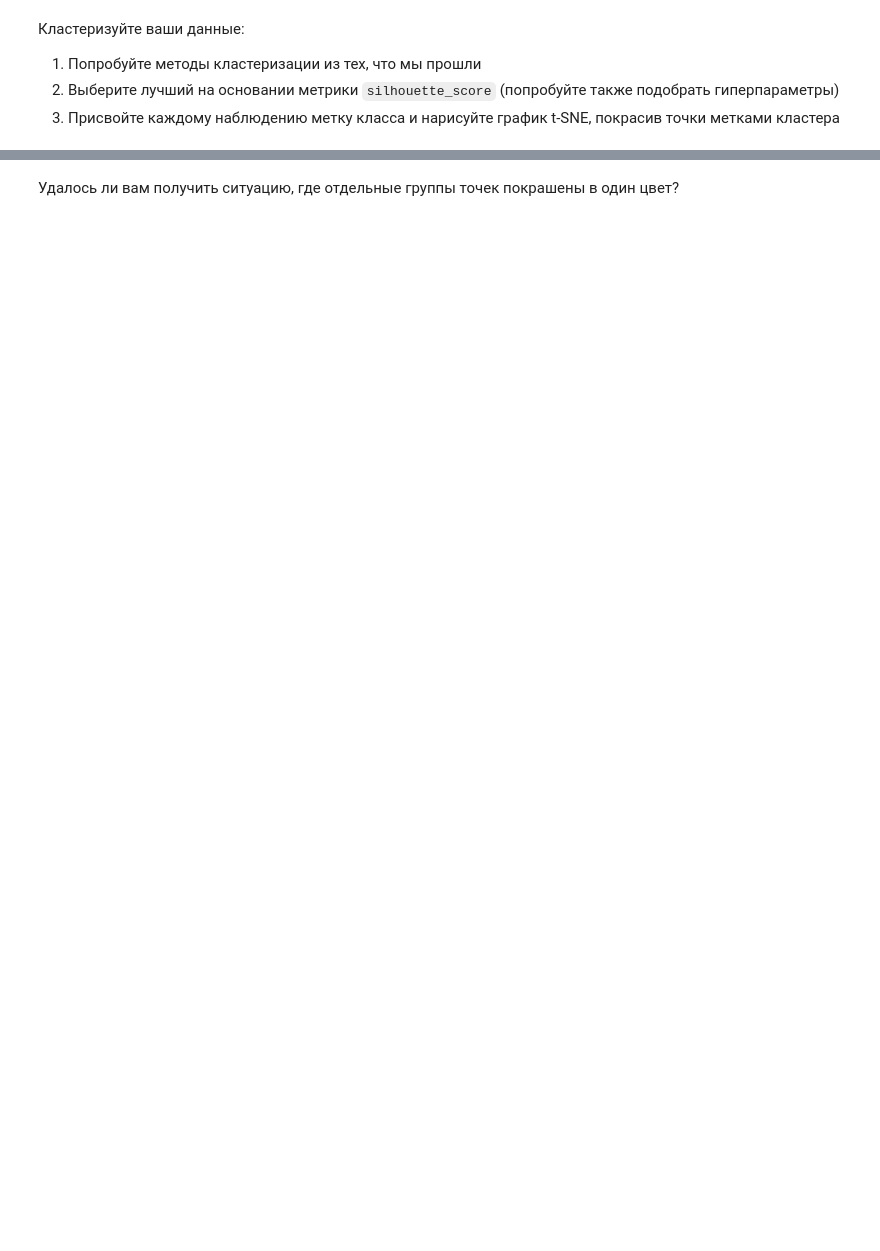
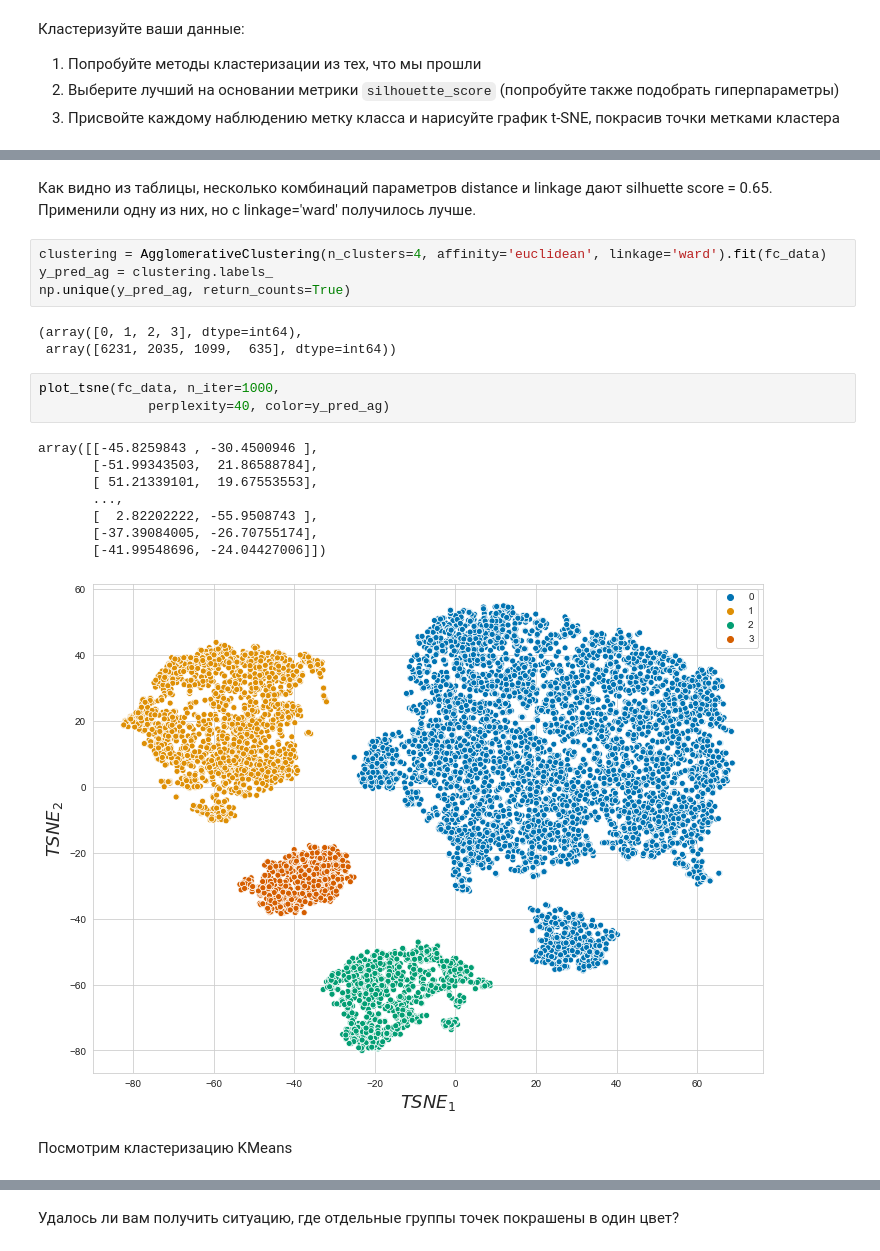
Before and after one commit to danon6868/BI-ml-course, a Jupyter notebook: lesson_3_clustering/homework/Cluster_tSNE.ipynb, the cells around one changed output, grey strips where cells are left out. Cells and saved outputs as stored; diff of their text form; blank space fills up the shorter version.

```diff
--- a/lesson_3_clustering/homework/Cluster_tSNE.ipynb
+++ b/lesson_3_clustering/homework/Cluster_tSNE.ipynb
@@ -304,0 +515,23 @@ tsne_res = plot_tsne(fc_data)
+# %% [markdown]
+Как видно из таблицы, несколько комбинаций параметров distance и linkage дают silhuette score = 0.65. Применили одну из них, но с linkage='ward' получилось лучше.
+# %%
+clustering = AgglomerativeClustering(n_clusters=4, affinity='euclidean', linkage='ward').fit(fc_data)
+y_pred_ag = clustering.labels_
+np.unique(y_pred_ag, return_counts=True)
+# %% [output]
+(array([0, 1, 2, 3], dtype=int64),
+ array([6231, 2035, 1099,  635], dtype=int64))
+# %%
+plot_tsne(fc_data, n_iter=1000,
+              perplexity=40, color=y_pred_ag)
+# %% [output]
+array([[-45.8259843 , -30.4500946 ],
+       [-51.99343503,  21.86588784],
+       [ 51.21339101,  19.67553553],
+       ...,
+       [  2.82202222, -55.9508743 ],
+       [-37.39084005, -26.70755174],
+       [-41.99548696, -24.04427006]])
+[figure, added]
+# %% [markdown]
+Посмотрим кластеризацию KMeans
```
Also changed, not shown: parts of 46 cells of this notebook, 2 other files.
